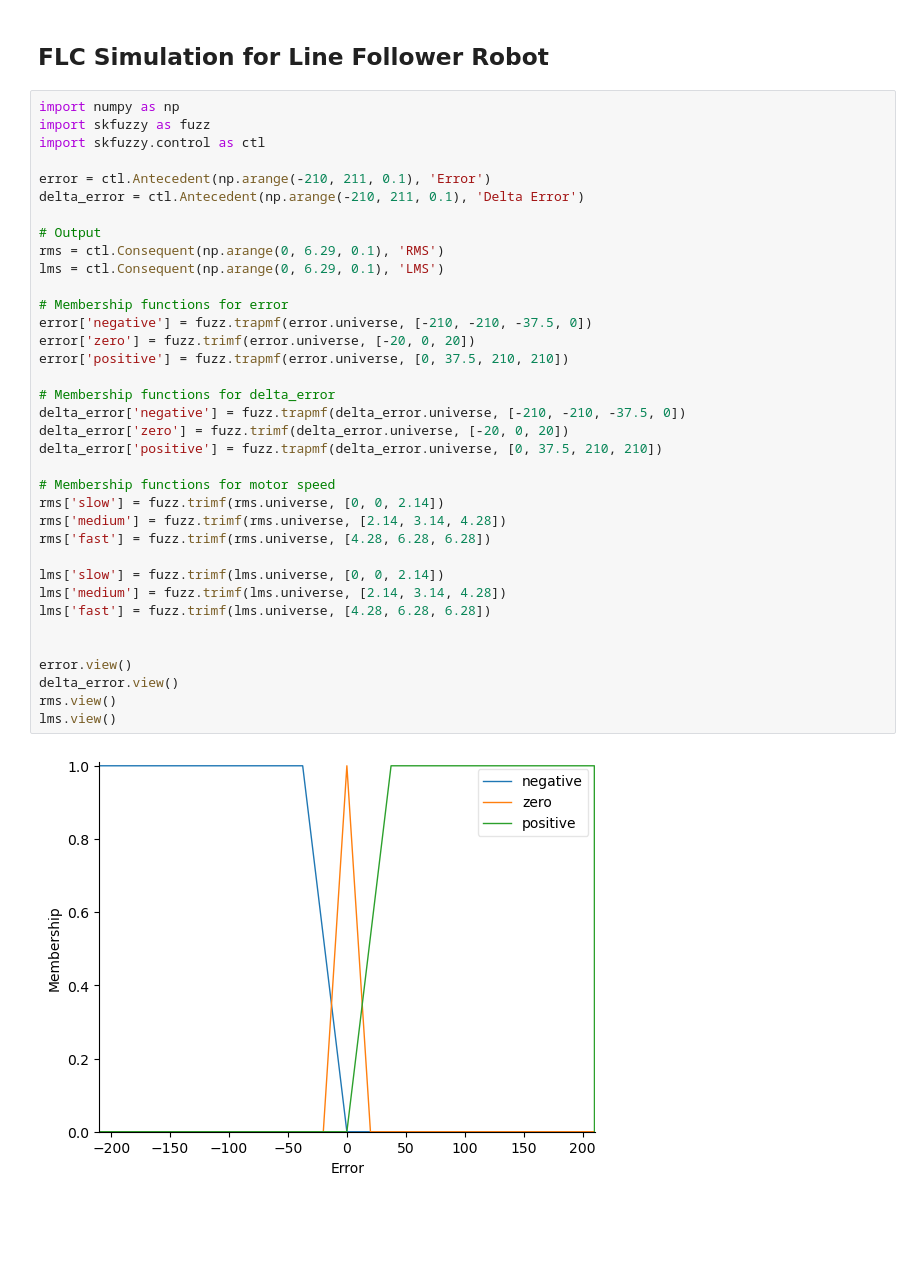
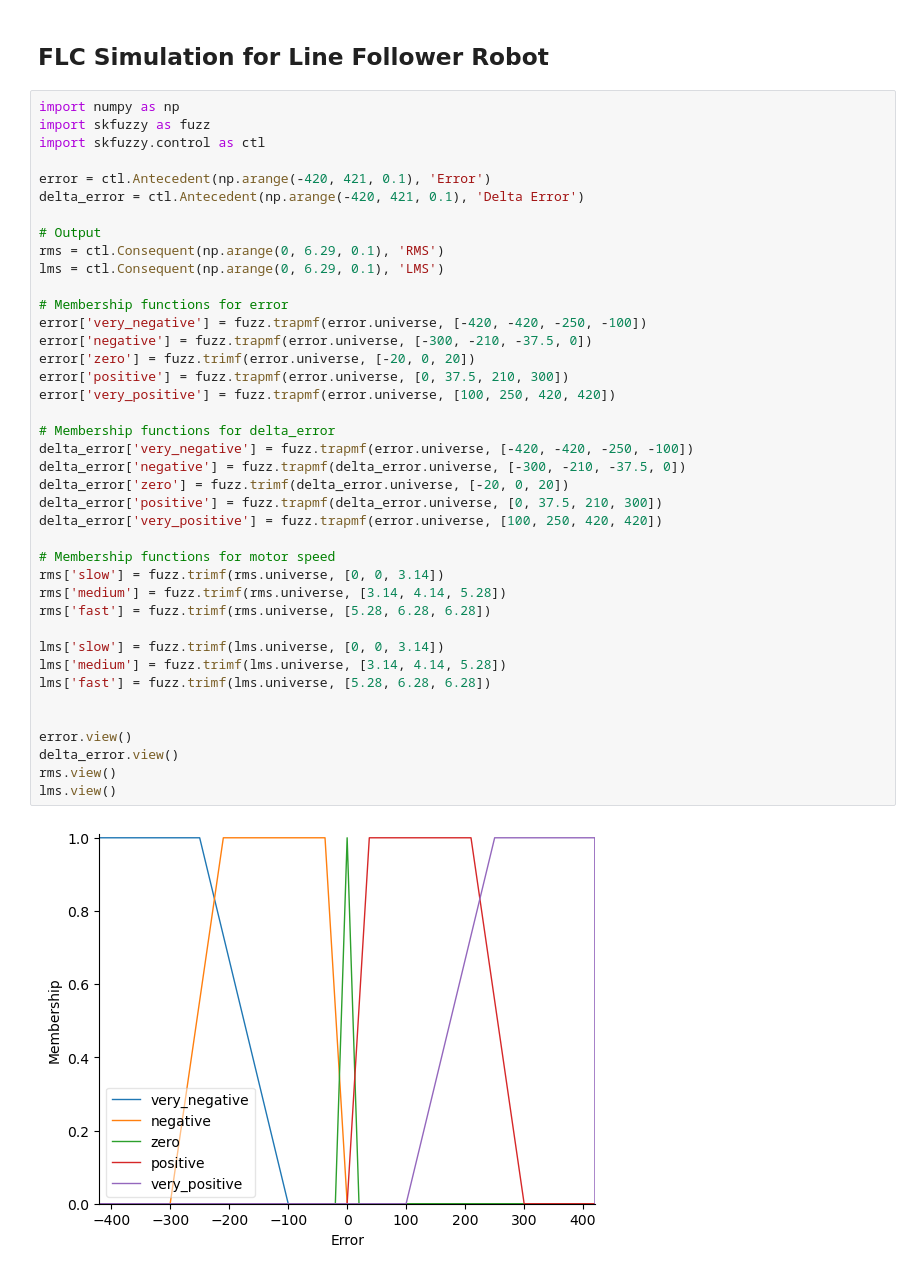
Before and after one commit to frostdev03/LineFollowerCV, a Jupyter notebook: fuzzy_simulation.ipynb, the cells around one changed output. Cells and saved outputs as stored; diff of their text form; blank space fills up the shorter version.

```diff
--- a/fuzzy_simulation.ipynb
+++ b/fuzzy_simulation.ipynb
@@ -3,38 +3,42 @@
 # %%
 import numpy as np
 import skfuzzy as fuzz
 import skfuzzy.control as ctl
 
-error = ctl.Antecedent(np.arange(-210, 211, 0.1), 'Error')
-delta_error = ctl.Antecedent(np.arange(-210, 211, 0.1), 'Delta Error')
+error = ctl.Antecedent(np.arange(-420, 421, 0.1), 'Error')
+delta_error = ctl.Antecedent(np.arange(-420, 421, 0.1), 'Delta Error')
 
 # Output
 rms = ctl.Consequent(np.arange(0, 6.29, 0.1), 'RMS')
 lms = ctl.Consequent(np.arange(0, 6.29, 0.1), 'LMS')
 
 # Membership functions for error
-error['negative'] = fuzz.trapmf(error.universe, [-210, -210, -37.5, 0])
+error['very_negative'] = fuzz.trapmf(error.universe, [-420, -420, -250, -100])
+error['negative'] = fuzz.trapmf(error.universe, [-300, -210, -37.5, 0])
 error['zero'] = fuzz.trimf(error.universe, [-20, 0, 20])
-error['positive'] = fuzz.trapmf(error.universe, [0, 37.5, 210, 210])
+error['positive'] = fuzz.trapmf(error.universe, [0, 37.5, 210, 300])
+error['very_positive'] = fuzz.trapmf(error.universe, [100, 250, 420, 420])
 
 # Membership functions for delta_error
-delta_error['negative'] = fuzz.trapmf(delta_error.universe, [-210, -210, -37.5, 0])
+delta_error['very_negative'] = fuzz.trapmf(error.universe, [-420, -420, -250, -100])
+delta_error['negative'] = fuzz.trapmf(delta_error.universe, [-300, -210, -37.5, 0])
 delta_error['zero'] = fuzz.trimf(delta_error.universe, [-20, 0, 20])
-delta_error['positive'] = fuzz.trapmf(delta_error.universe, [0, 37.5, 210, 210])
+delta_error['positive'] = fuzz.trapmf(delta_error.universe, [0, 37.5, 210, 300])
+delta_error['very_positive'] = fuzz.trapmf(error.universe, [100, 250, 420, 420])
 
 # Membership functions for motor speed
-rms['slow'] = fuzz.trimf(rms.universe, [0, 0, 2.14])
-rms['medium'] = fuzz.trimf(rms.universe, [2.14, 3.14, 4.28])
-rms['fast'] = fuzz.trimf(rms.universe, [4.28, 6.28, 6.28])
+rms['slow'] = fuzz.trimf(rms.universe, [0, 0, 3.14])
+rms['medium'] = fuzz.trimf(rms.universe, [3.14, 4.14, 5.28])
+rms['fast'] = fuzz.trimf(rms.universe, [5.28, 6.28, 6.28])
 
-lms['slow'] = fuzz.trimf(lms.universe, [0, 0, 2.14])
-lms['medium'] = fuzz.trimf(lms.universe, [2.14, 3.14, 4.28])
-lms['fast'] = fuzz.trimf(lms.universe, [4.28, 6.28, 6.28])
+lms['slow'] = fuzz.trimf(lms.universe, [0, 0, 3.14])
+lms['medium'] = fuzz.trimf(lms.universe, [3.14, 4.14, 5.28])
+lms['fast'] = fuzz.trimf(lms.universe, [5.28, 6.28, 6.28])
 
 
 error.view()
 delta_error.view()
 rms.view()
 lms.view()
 # %% [output]
-[figure, old version]
+[figure, new version]
```
Also changed, not shown: parts of 2 cells of this notebook, 8 other files.
